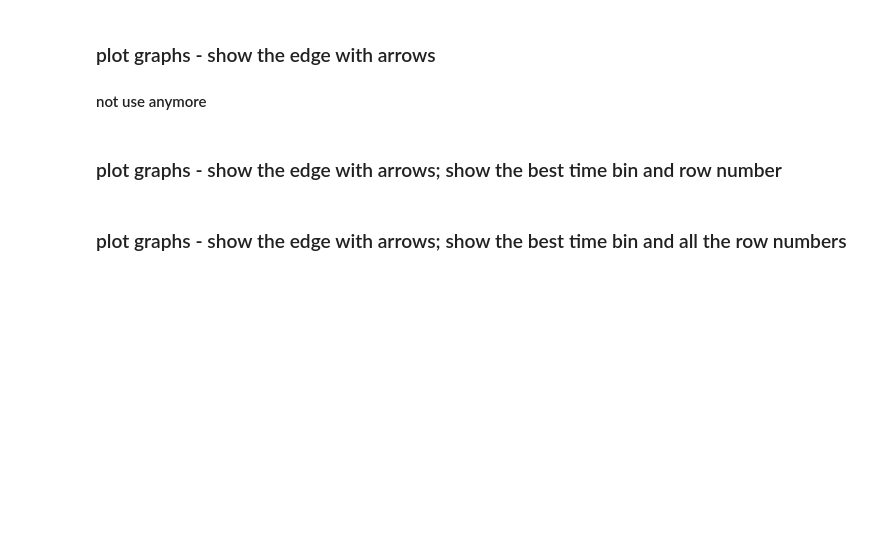
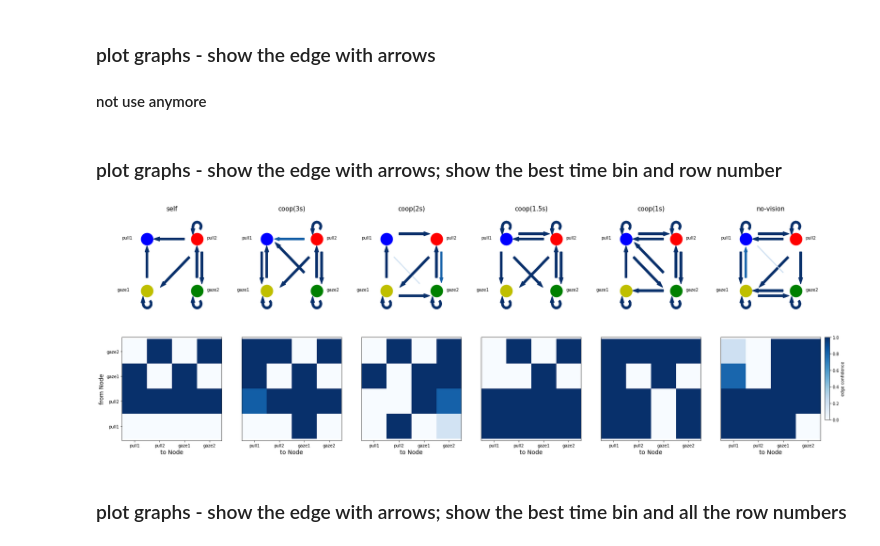
Before and after one commit to wilburshi/following_up_analysis, a Jupyter notebook: 3d_recontruction_analysis_self_and_coop_task/DBN_and_bhv_Aniposelib3d_combinesessions_basicEvents.ipynb, the cells around one changed output. Cells and saved outputs as stored; diff of their text form; code cells hidden in the pictures; blank space fills up the shorter version.

```diff
--- a/3d_recontruction_analysis_self_and_coop_task/DBN_and_bhv_Aniposelib3d_combinesessions_basicEvents.ipynb
+++ b/3d_recontruction_analysis_self_and_coop_task/DBN_and_bhv_Aniposelib3d_combinesessions_basicEvents.ipynb
@@ -773,7 +782,7 @@ if prepare_input_data:
 
 mergetempRos = 0 # 1: merge different time bins
 
-moreSampSize = 1 # 1: use more sample size (more than just minimal row number and max row number)
+moreSampSize = 0 # 1: use more sample size (more than just minimal row number and max row number)
 
 num_starting_points = 200 # number of random starting points/graphs
 nbootstraps = 190
@@ -1075,12 +1084,12 @@ if 0:
 
             if savefigs:
                 if moreSampSize:
-                    figsavefolder = data_saved_folder+'figs_for_DBN_and_bhv_Aniposelib3d_combinesessions_morevars_basicEvents/'+savefile_sufix+'/'+animal1_fixedorder[0]+animal2_fixedorder[0]+'/'
+                    figsavefolder = data_saved_folder+'figs_for_DBN_and_bhv_Aniposelib3d_combinesessions_basicEvents/'+savefile_sufix+'/'+animal1_fixedorder[0]+animal2_fixedorder[0]+'/'
                     if not os.path.exists(figsavefolder):
                         os.makedirs(figsavefolder)
                     plt.savefig(figsavefolder+"oneTimeLag_DAGs_"+animal1_fixedorder[0]+animal2_fixedorder[0]+'_'+iDBN_group_typename+'_moreSampSize.jpg')
                 else:
-                    figsavefolder = data_saved_folder+'figs_for_DBN_and_bhv_Aniposelib3d_combinesessions_morevars_basicEvents/'+savefile_sufix+'/'+animal1_fixedorder[0]+animal2_fixedorder[0]+'/'
+                    figsavefolder = data_saved_folder+'figs_for_DBN_and_bhv_Aniposelib3d_combinesessions_basicEvents/'+savefile_sufix+'/'+animal1_fixedorder[0]+animal2_fixedorder[0]+'/'
                     if not os.path.exists(figsavefolder):
                         os.makedirs(figsavefolder)
                     plt.savefig(figsavefolder+"oneTimeLag_DAGs_"+animal1_fixedorder[0]+animal2_fixedorder[0]+'_'+iDBN_group_typename+'.jpg')
@@ -1215,12 +1224,12 @@ if 0:
 
             if savefigs:
                 if moreSampSize:
-                    figsavefolder = data_saved_folder+'figs_for_DBN_and_bhv_Aniposelib3d_combinesessions_morevars_basicEvents/'+savefile_sufix+'/'+animal1_fixedorder[0]+animal2_fixedorder[0]+'/'
+                    figsavefolder = data_saved_folder+'figs_for_DBN_and_bhv_Aniposelib3d_combinesessions_basicEvents/'+savefile_sufix+'/'+animal1_fixedorder[0]+animal2_fixedorder[0]+'/'
                     if not os.path.exists(figsavefolder):
                         os.makedirs(figsavefolder)
                     plt.savefig(figsavefolder+"oneTimeLag_DAGs_"+animal1_fixedorder[0]+animal2_fixedorder[0]+'_'+iDBN_group_typename+'_moreSampSize_onelagplot.jpg')
                 else:
-                    figsavefolder = data_saved_folder+'figs_for_DBN_and_bhv_Aniposelib3d_combinesessions_morevars_basicEvents/'+savefile_sufix+'/'+animal1_fixedorder[0]+animal2_fixedorder[0]+'/'
+                    figsavefolder = data_saved_folder+'figs_for_DBN_and_bhv_Aniposelib3d_combinesessions_basicEvents/'+savefile_sufix+'/'+animal1_fixedorder[0]+animal2_fixedorder[0]+'/'
                     if not os.path.exists(figsavefolder):
                         os.makedirs(figsavefolder)
                     plt.savefig(figsavefolder+"oneTimeLag_DAGs_"+animal1_fixedorder[0]+animal2_fixedorder[0]+'_'+iDBN_group_typename+'_onelagplot.jpg')
@@ -1312,6 +1321,8 @@ for iDBN_group in np.arange(0,nDBN_groups,1):
             axs[0,iDBN_group].text(eventname_locations[ieventnode][0],eventname_locations[ieventnode][1],
                                    eventnames[ieventnode],fontsize=10)
 
+            clmap = mpl.cm.get_cmap('Blues')
+
             # plot the event edges
             for ifromNode in np.arange(0,nFromNodes,1):
                 for itoNode in np.arange(0,nToNodes,1):
@@ -1323,28 +1334,30 @@ for iDBN_group in np.arange(0,nDBN_groups,1):
                                                     nodearrow_locations[ifromNode][itoNode][1],
                                                     nodearrow_directions[ifromNode][itoNode][0],
                                                     nodearrow_directions[ifromNode][itoNode][1],
-                                                    head_width=0.08*edge_weight_tgt,width=0.04*edge_weight_tgt)
+                                                    head_width=0.08*edge_weight_tgt,width=0.04*edge_weight_tgt,
+                                                    color = clmap(edge_weight_tgt))
                         if ifromNode == itoNode:
                             ring = mpatches.Wedge(nodearrow_locations[ifromNode][itoNode],
                                                   .1, nodearrow_directions[ifromNode][itoNode][0],
                                                   nodearrow_directions[ifromNode][itoNode][1],
-                                                  0.04*edge_weight_tgt)
+                                                  0.04*edge_weight_tgt,
+                                                  color = clmap(edge_weight_tgt))
                             p = PatchCollection(
                                 [ring],
-                                facecolor='#2693de',
-                                edgecolor='#000000'
+                                facecolor=clmap(edge_weight_tgt),
+                                edgecolor=clmap(edge_weight_tgt)
                             )
                             axs[0,iDBN_group].add_collection(p)
                             # add arrow head
                             if ifromNode < 2:
                                 axs[0,iDBN_group].arrow(nodearrow_locations[ifromNode][itoNode][0]-0.1+0.02*edge_weight_tgt,
                                                         nodearrow_locations[ifromNode][itoNode][1],
-                                                        0,-0.05,fc='#2693de',
+                                                        0,-0.05,color=clmap(edge_weight_tgt),
                                                         head_width=0.08*edge_weight_tgt,width=0.04*edge_weight_tgt)
                             else:
                                 axs[0,iDBN_group].arrow(nodearrow_locations[ifromNode][itoNode][0]-0.1+0.02*edge_weight_tgt,
                                                         nodearrow_locations[ifromNode][itoNode][1],
-                                                        0,0.02,fc='#2693de',
+                                                        0,0.02,color=clmap(edge_weight_tgt),
                                                         head_width=0.08*edge_weight_tgt,width=0.04*edge_weight_tgt)
 
         # heatmap for the weights
@@ -1357,35 +1370,37 @@ for iDBN_group in np.arange(0,nDBN_groups,1):
         im = axs[1,iDBN_group].pcolormesh(sig_avg_dags_df,cmap="Blues",norm=norm)
         #
         if iDBN_group == nDBN_groups-1:
             cax = axs[1,iDBN_group].inset_axes([1.04, 0.2, 0.05, 0.8])
             fig.colorbar(im, ax=axs[1,iDBN_group], cax=cax,label='edge confidence')
 
         axs[1,iDBN_group].axis('equal')
         axs[1,iDBN_group].set_xlabel('to Node',fontsize=14)
         axs[1,iDBN_group].set_xticks(np.arange(0.5,4.5,1))
         axs[1,iDBN_group].set_xticklabels(eventnames)
         if iDBN_group == 0:
             axs[1,iDBN_group].set_ylabel('from Node',fontsize=14)
             axs[1,iDBN_group].set_yticks(np.arange(0.5,4.5,1))
             axs[1,iDBN_group].set_yticklabels(eventnames)
         else:
             axs[1,iDBN_group].set_yticks([])
             axs[1,iDBN_group].set_yticklabels([])
 
     except:
         continue
 
 if savefigs:
     if moreSampSize:
-        figsavefolder = data_saved_folder+'figs_for_DBN_and_bhv_Aniposelib3d_combinesessions_morevars_basicEvents/'+savefile_sufix+'/'+animal1_fixedorder[0]+animal2_fixedorder[0]+'/'
+        figsavefolder = data_saved_folder+'figs_for_DBN_and_bhv_Aniposelib3d_combinesessions_basicEvents/'+savefile_sufix+'/'+animal1_fixedorder[0]+animal2_fixedorder[0]+'/'
         if not os.path.exists(figsavefolder):
             os.makedirs(figsavefolder)
         plt.savefig(figsavefolder+"oneTimeLag_DAGs_"+animal1_fixedorder[0]+animal2_fixedorder[0]+'_'+str(temp_resolu)+'_'+str(j_sampsize_name)+'_rows.jpg')
     else:
-        figsavefolder = data_saved_folder+'figs_for_DBN_and_bhv_Aniposelib3d_combinesessions_morevars_basicEvents/'+savefile_sufix+'/'+animal1_fixedorder[0]+animal2_fixedorder[0]+'/'
+        figsavefolder = data_saved_folder+'figs_for_DBN_and_bhv_Aniposelib3d_combinesessions_basicEvents/'+savefile_sufix+'/'+animal1_fixedorder[0]+animal2_fixedorder[0]+'/'
         if not os.path.exists(figsavefolder):
             os.makedirs(figsavefolder)
         plt.savefig(figsavefolder+"oneTimeLag_DAGs_"+animal1_fixedorder[0]+animal2_fixedorder[0]+'_'+str(temp_resolu)+'_'+j_sampsize_name+'.jpg')
+# %% [output]
+[figure, added]
 # %% [markdown]
 ### plot graphs - show the edge with arrows; show the best time bin and all the row numbers
 # %%
```
Also changed, not shown: parts of 5 cells of this notebook, 15 other files.
